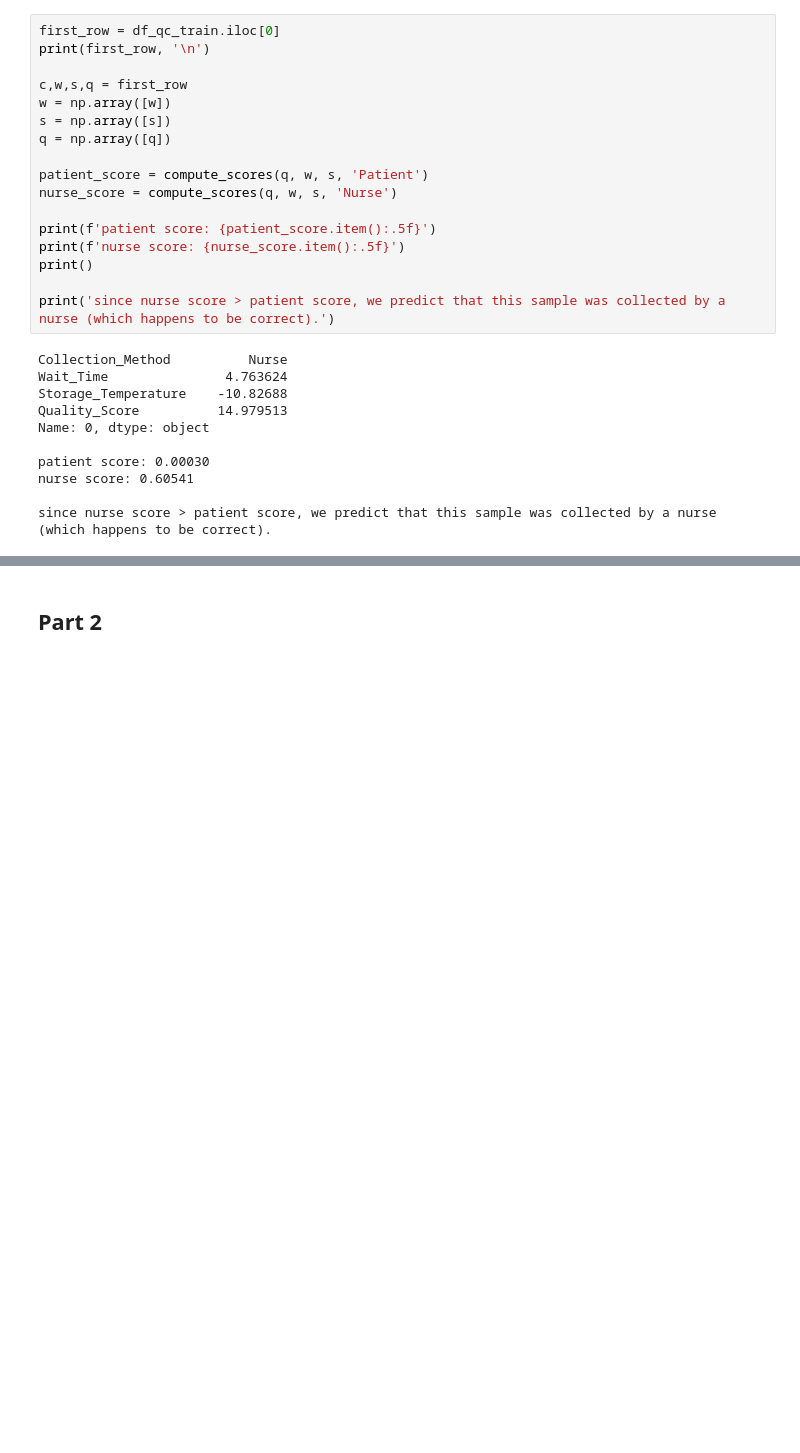
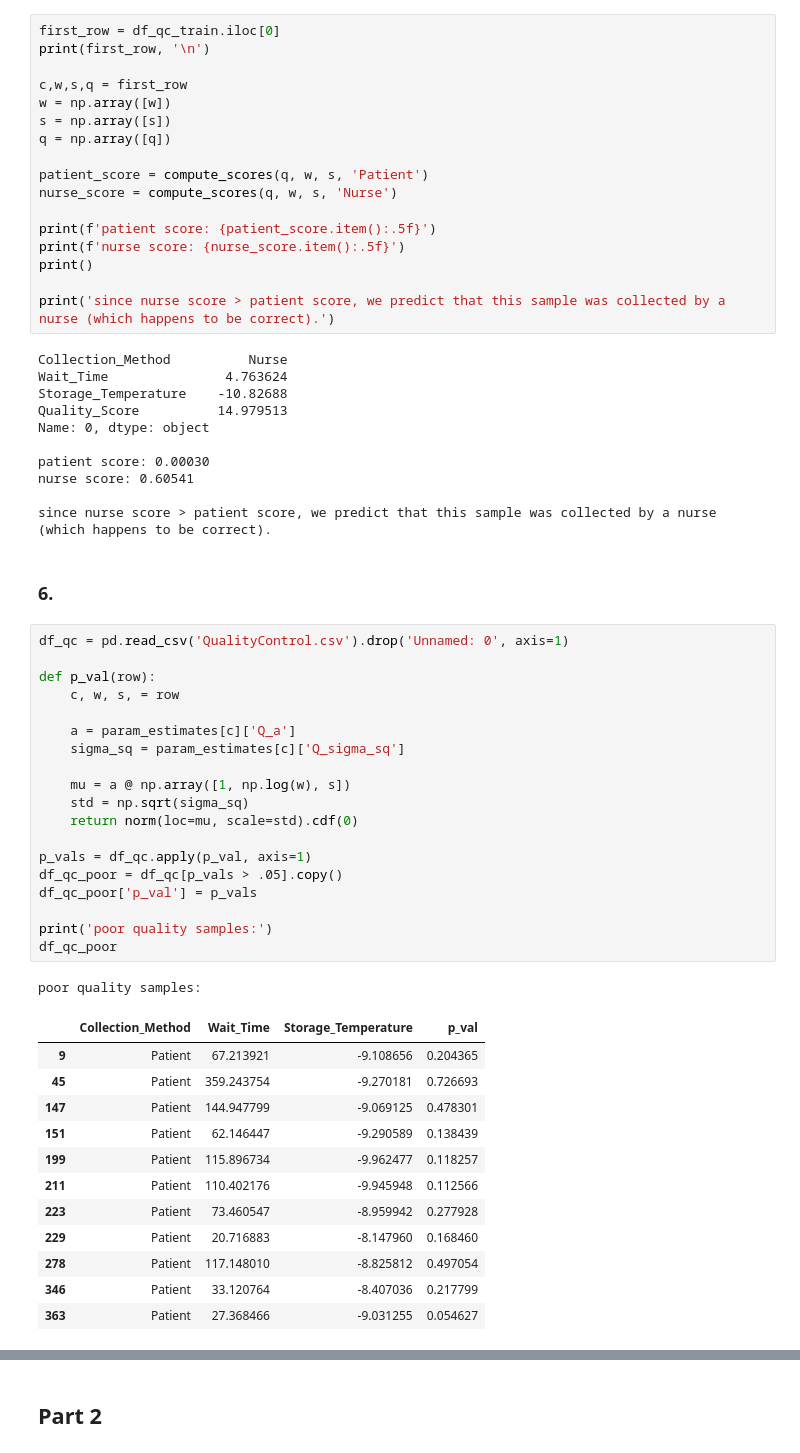
Before and after one commit to ArchieGertsman/ECE471-MP2, a Jupyter notebook: answers.ipynb, the cells around one changed output, grey strips where cells are left out. Drawn from its saved outputs; the diff is of its cells as text; blank space fills up the shorter version.

```diff
--- a/answers.ipynb
+++ b/answers.ipynb
@@ -274,3 +274,38 @@ patient score: 0.00030
 nurse score: 0.60541
 
 since nurse score > patient score, we predict that this sample was collected by a nurse (which happens to be correct).
+# %% [markdown]
+### 6.
+# %%
+df_qc = pd.read_csv('QualityControl.csv').drop('Unnamed: 0', axis=1)
+
+def p_val(row):
+    c, w, s, = row
+
+    a = param_estimates[c]['Q_a']
+    sigma_sq = param_estimates[c]['Q_sigma_sq']
+
+    mu = a @ np.array([1, np.log(w), s])
+    std = np.sqrt(sigma_sq)
+    return norm(loc=mu, scale=std).cdf(0)
+
+p_vals = df_qc.apply(p_val, axis=1)
+df_qc_poor = df_qc[p_vals > .05].copy()
+df_qc_poor['p_val'] = p_vals
+
+print('poor quality samples:')
+df_qc_poor
+# %% [output]
+poor quality samples:
+|  | Collection_Method | Wait_Time | Storage_Temperature | p_val |
+| 9 | Patient | 67.213921 | -9.108656 | 0.204365 |
+| 45 | Patient | 359.243754 | -9.270181 | 0.726693 |
+| 147 | Patient | 144.947799 | -9.069125 | 0.478301 |
+| 151 | Patient | 62.146447 | -9.290589 | 0.138439 |
+| 199 | Patient | 115.896734 | -9.962477 | 0.118257 |
+| 211 | Patient | 110.402176 | -9.945948 | 0.112566 |
+| 223 | Patient | 73.460547 | -8.959942 | 0.277928 |
+| 229 | Patient | 20.716883 | -8.147960 | 0.168460 |
+| 278 | Patient | 117.148010 | -8.825812 | 0.497054 |
+| 346 | Patient | 33.120764 | -8.407036 | 0.217799 |
+| 363 | Patient | 27.368466 | -9.031255 | 0.054627 |
```
Also changed, not shown: parts of 5 cells of this notebook.
